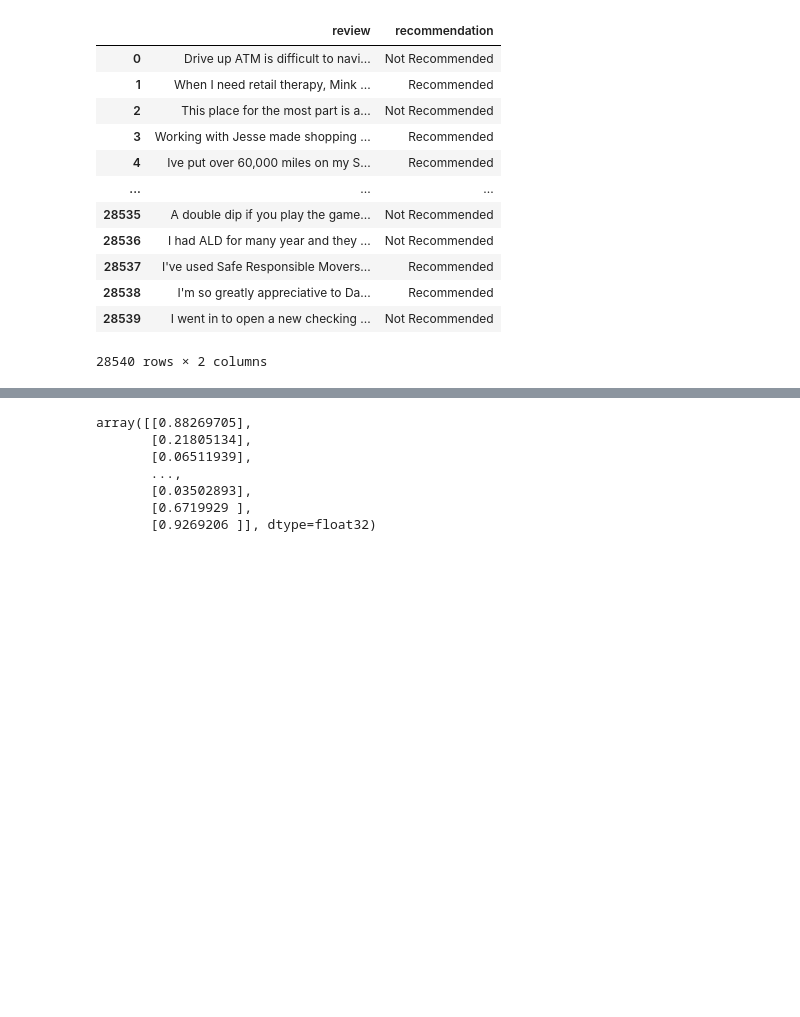
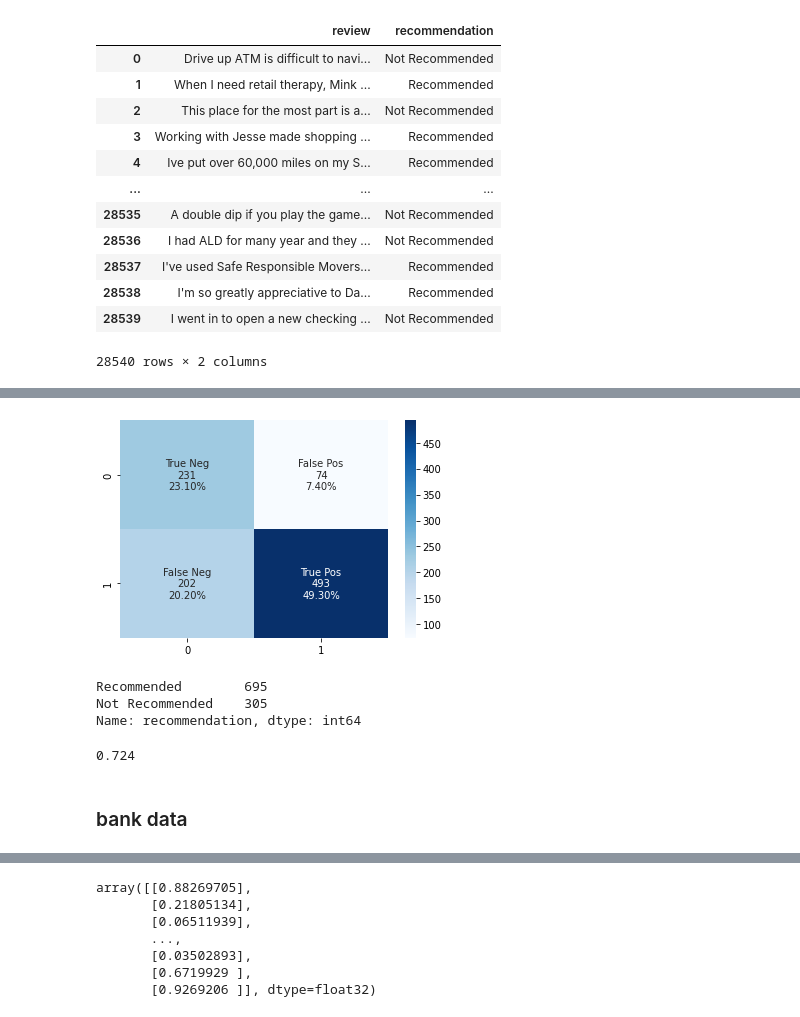
Before and after one commit to Best-Insight/customerchurn, a Jupyter notebook: notebooks/alen_yelp_dataset.ipynb, the cells around one changed output, grey strips where cells are left out. Drawn from its saved outputs; the diff is of its cells as text; code cells hidden in the pictures; blank space fills up the shorter version.

```diff
--- a/notebooks/alen_yelp_dataset.ipynb
+++ b/notebooks/alen_yelp_dataset.ipynb
@@ -939,0 +891,2 @@ X_train, X_test, y_train, y_test = train_test_split(X,
+# %%
+df_steam = df_steam[df_steam['source'] == 'steam'].sample(1_000, random_state=42)
@@ -939,0 +917,18 @@ X_train, X_test, y_train, y_test = train_test_split(X,
+# %%
+df_steam['score'] = 7
+
+X_test_text = df_steam['review']
+X_test_num = df_steam['score']
+y_test = df_steam['recommendation'].apply(lambda x: 0 if x == 'Not Recommended' else 1)
+
+# predict
+y_pred = general_model.predict([X_test_text, X_test_num])
+# %%
+def prediction_bias(y_pred, bias=0.5):
+    y_pred[y_pred > bias] = 1
+    y_pred[y_pred <= bias] = 0
+    return y_pred
+
+y_pred = prediction_bias(y_pred, bias=0.5)
+
+y_pred
@@ -939,0 +943,2 @@ X_train, X_test, y_train, y_test = train_test_split(X,
+# %%
+matrix = confusion_matrix(y_test, y_pred)
@@ -939,0 +1055,16 @@ X_train, X_test, y_train, y_test = train_test_split(X,
+# %%
+y_pred_bina, steam_plot, steam_balance, steam_accuracy = heat_map(df_steam)
+# %% [output]
+[figure, added]
+# %%
+steam_balance
+# %% [output]
+Recommended        695
+Not Recommended    305
+Name: recommendation, dtype: int64
+# %%
+steam_accuracy
+# %% [output]
+0.724
+# %% [markdown]
+### bank data
```
Also changed, not shown: parts of 65 cells of this notebook, 9 other files.
